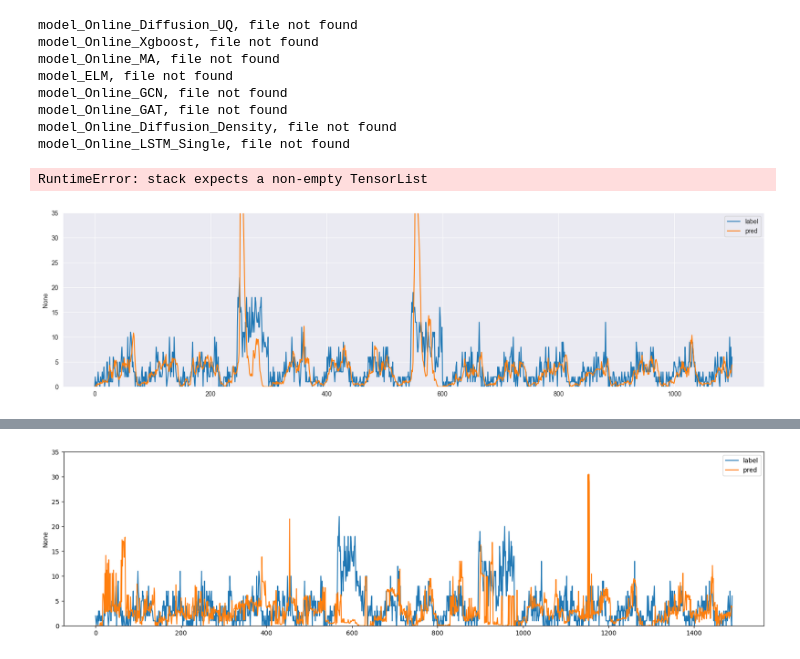
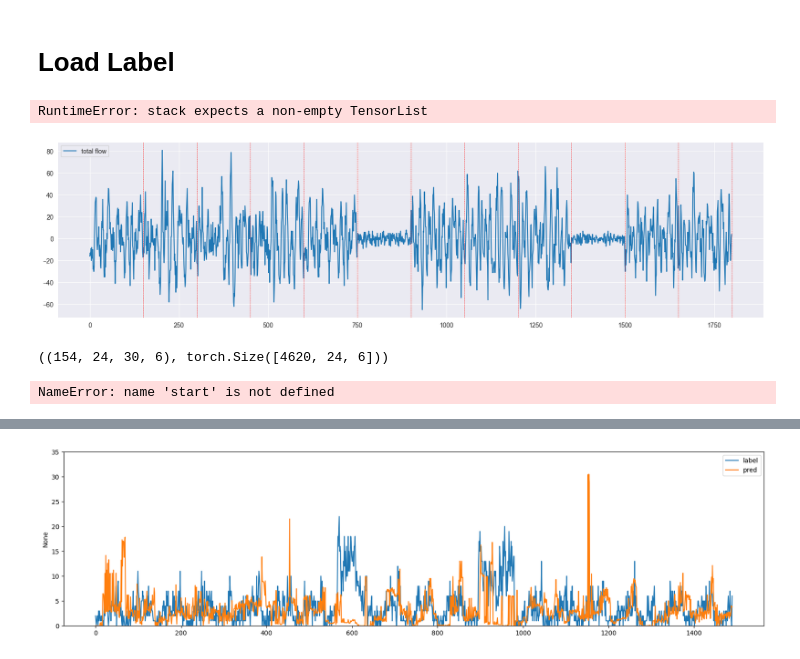
Before and after one commit to WaimenMak/Crowd-Flow-Inference, a Jupyter notebook: Online_Exp.ipynb, the cells around one changed output, grey strips where cells are left out. Saved outputs shown, nothing was run; the diff lists cells and outputs as text; code cells hidden in the pictures.

```diff
--- a/Online_Exp.ipynb
+++ b/Online_Exp.ipynb
@@ -138,23 +164,22 @@ if mdl in ["diffusion", "diffusion_uq", "diffusion_density"]:
 # %%
-model_list = ["Online_Diffusion", "Online_Diffusion_UQ", "Online_Xgboost", "Online_MA", "ELM", "Online_GCN",
-              "Online_GAT", "Online_LSTM", "Online_Diffusion_Density", "Online_LSTM_Single"]
-train_steps = 130
+# model_list = ["Online_Diffusion", "Online_Diffusion_UQ", "Online_Xgboost", "Online_MA", "ELM", "Online_GCN",
+#               "Online_GAT", "Online_LSTM", "Online_Diffusion_Density", "Online_LSTM_Single"]
+preds = {}
+error_dict = {}
+model_dict = {}
+
+model_list = ["Online_Diffusion", "Online_MA", "Online_GCN", "Online_GAT", "Online_LSTM"]
+# train_steps = 130
 for m in model_list:
+
     try:
         error_dict[m] = np.load(f"checkpoint/{m}_{dataset_name}_curve_error_chunk{chunk_size}_lags{lags}_hor{pred_horizon}.npy")
         preds[m] = np.load(f"checkpoint/{m}_{dataset_name}_prediction_chunk{chunk_size}_lags{lags}_hor{pred_horizon}.npy")
     except:
         print(f"model_{m}, file not found")
         continue
-# %% [output]
-model_Online_Diffusion_UQ, file not found
-model_Online_Xgboost, file not found
-model_Online_MA, file not found
-model_ELM, file not found
-model_Online_GCN, file not found
-model_Online_GAT, file not found
-model_Online_Diffusion_Density, file not found
-model_Online_LSTM_Single, file not found
+# %% [markdown]
+# Load Label
 # %%
 from lib.utils import sliding_win  # to get the online label
 label_list = []
@@ -208,4 +237,35 @@ def visualize(mdl, preds, label, step, node):
+# %%
+total_flow = np.sum(label.numpy(), axis=-1)
+# total_inflow = np.sum(total_flow[:, test_env.src_idx], axis=-1)
+# total_outflow = np.sum(total_flow[:, test_env.dst_idx], axis=-1)
+
+total_inflow = np.sum(total_flow[:, inbound_node], axis=-1)
+total_outflow = np.sum(total_flow[:, outbound_node], axis=-1)
+peoples = total_inflow - total_outflow
+# %%
+# visualize total flow
+start = 0
+time = 5000
+plt.figure(figsize=(20, 5))
+y = peoples[start:time]
+x = np.arange(len(y))
+sns.lineplot(x=x, y=y, label='total flow')
+# decide the end of sc_shift_signal according to time
+sc_shift = [i for i in sc_shift_signal if i < time]
+for i in sc_shift:
+    plt.axvline(x=i, color='r', linestyle='--', linewidth=0.5)
+# %% [output]
+[figure, added]
+# %%
+preds["Online_Diffusion"].shape, label.shape
+# %% [output]
+((154, 24, 30, 6), torch.Size([4620, 24, 6]))
 # %%
-visualize("Online_Diffusion", preds, label, -1, 2)
+node_id = 2
+step = 0
+visualize("Online_Diffusion", preds, label, step, node_id, start=start, time=time)
+sc_shift = [i for i in sc_shift_signal if i < time and i > start]
+for i in sc_shift:
+    plt.axvline(x=i, color='r', linestyle='--', linewidth=0.5)
 # %% [output]
-[figure, removed]
+NameError: name 'start' is not defined
```
Also changed, not shown: parts of 82 cells of this notebook, 17 other files.
